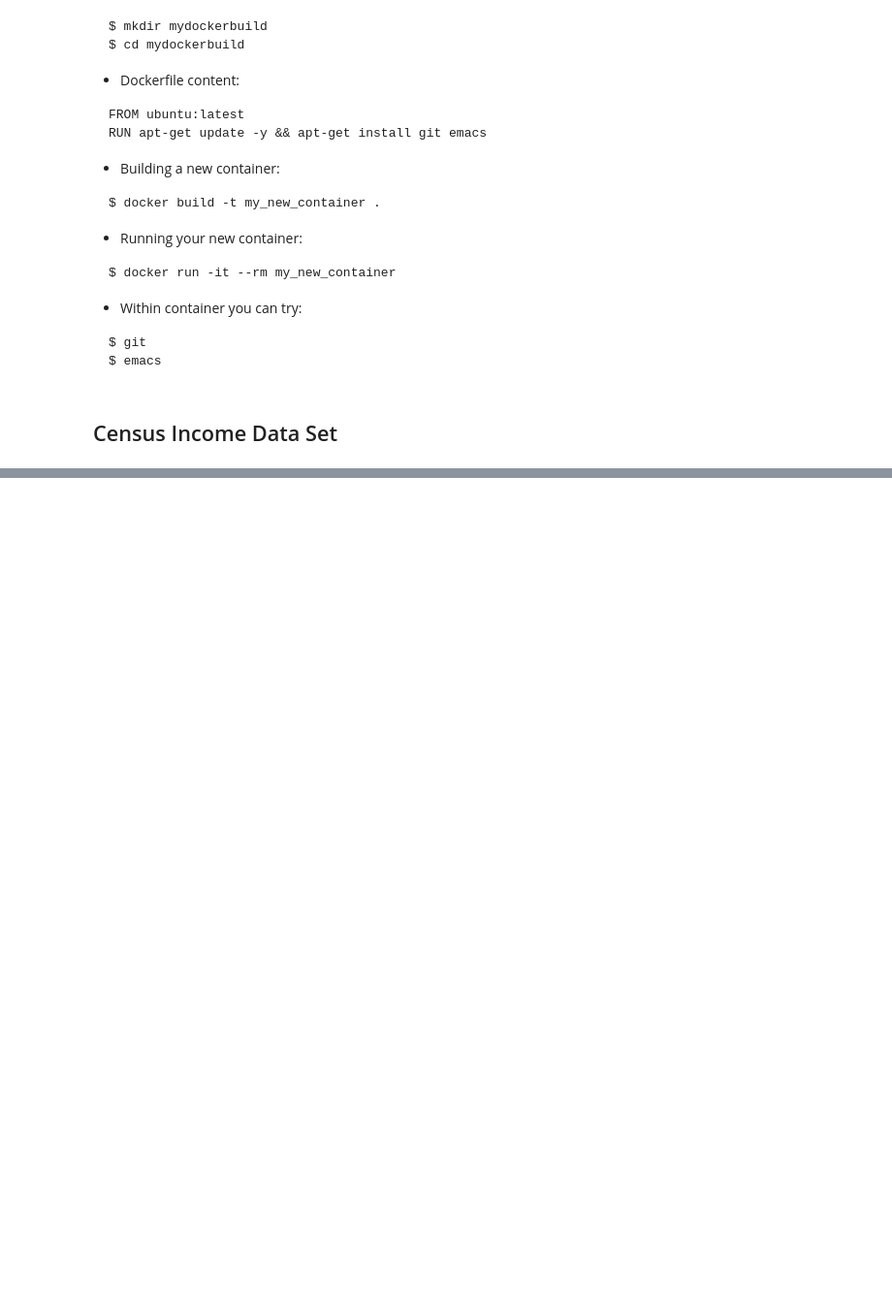
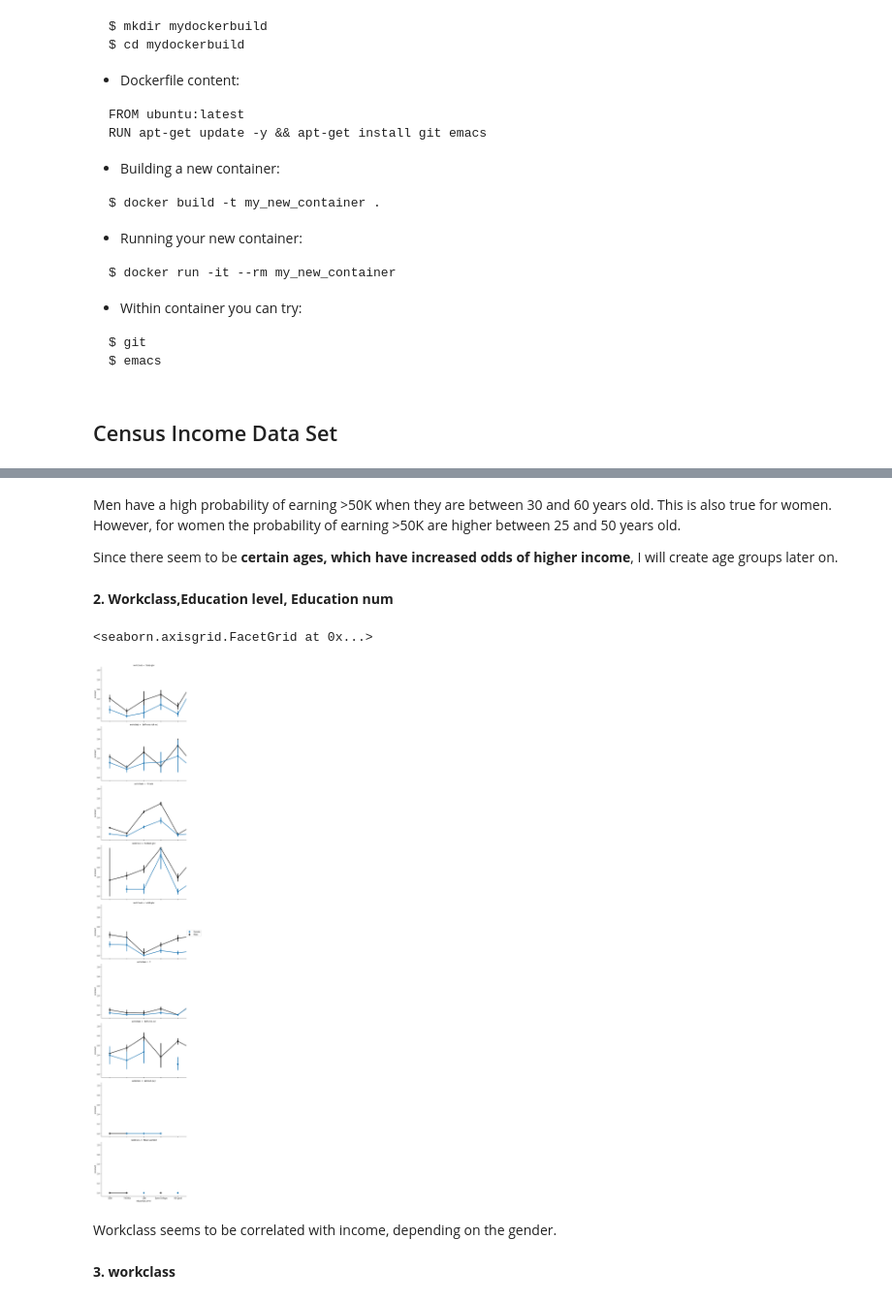
Before and after one commit to anidata/tutorials, a Jupyter notebook: Docker_census_data.ipynb, the cells around one changed output, grey strips where cells are left out. Shown: that part at 97% size. Cells and saved outputs as stored; diff of their text form; code cells hidden in the pictures; blank space fills up the shorter version.

```diff
--- a/Docker_census_data.ipynb
+++ b/Docker_census_data.ipynb
@@ -370,0 +382,18 @@ Name: workclass, dtype: object
+# %% [markdown]
+Men have a high probability of earning >50K when they are between 30 and 60 years old.
+This is also true for women. However, for women the probability of earning >50K are higher between 25 and 50 years old.
+
+Since there seem to be **certain ages, which have increased odds of higher income**, I will create age groups later on.
+# %% [markdown]
+**2. Workclass,Education level, Education num**
+# %%
+FacetGrid = sns.FacetGrid(orig_data, row='workclass', size=4.5, aspect=1.6)
+FacetGrid.map(sns.pointplot, 'education_level', 'income2', 'sex', palette=None,  order=None, hue_order=None )
+FacetGrid.add_legend()
+# %% [output]
+<seaborn.axisgrid.FacetGrid at 0x...>
+[figure, added]
+# %% [markdown]
+Workclass seems to be correlated with income, depending on the gender.
+# %% [markdown]
+**3. workclass**
```
Also changed, not shown: parts of 79 cells of this notebook.
